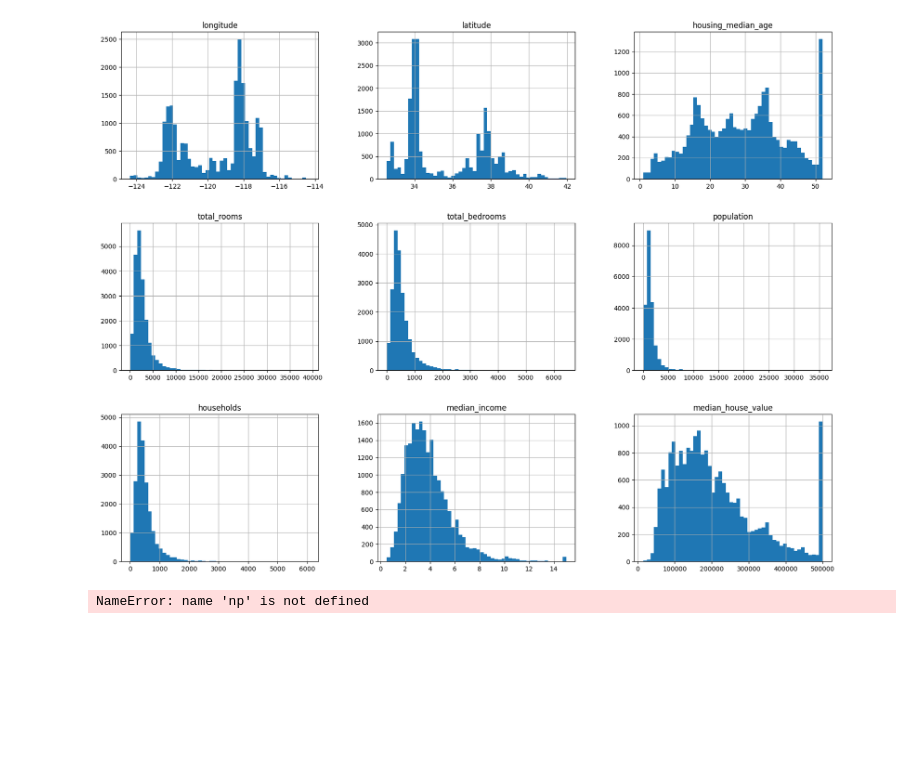
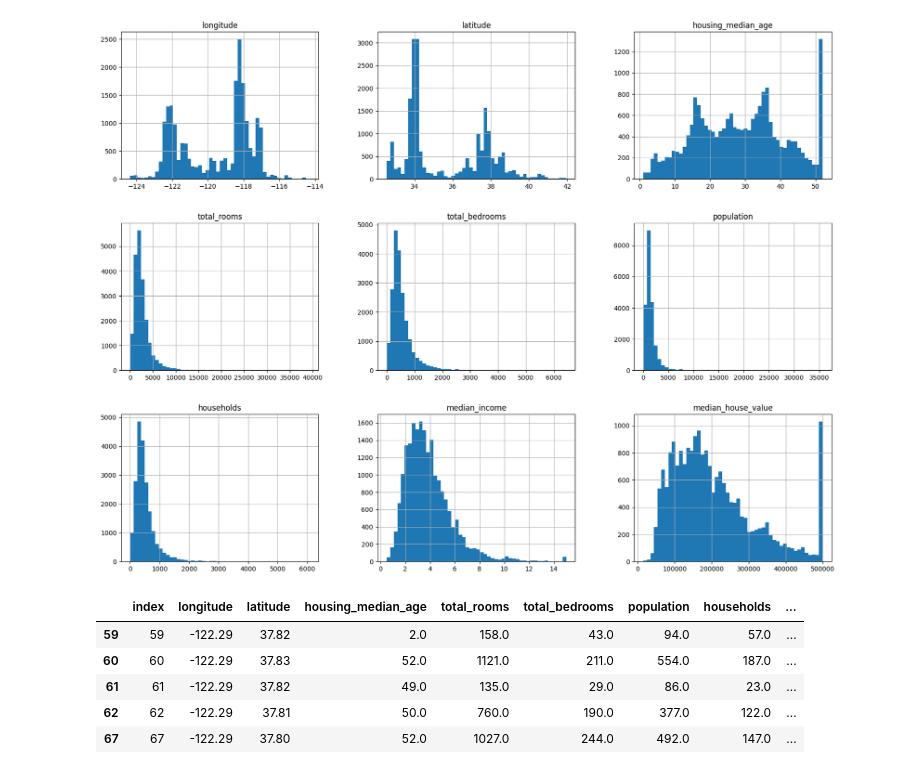
Before and after one commit to regional-specter/Learning-ML, a Jupyter notebook: ML Books Practice/Hands-On ML/HousingPrices.ipynb, the cells around one changed output. Drawn from its saved outputs; the diff is of its cells as text; code cells hidden in the pictures; blank space fills up the shorter version.

```diff
--- a/ML Books Practice/Hands-On ML/HousingPrices.ipynb
+++ b/ML Books Practice/Hands-On ML/HousingPrices.ipynb
@@ -80,7 +82,7 @@ plt.show()
 # %% [output]
 [figure]
 # %%
-# Set a constant seed so that the train and test set are always identiocal on every run
+# Set a constant seed so that the train and test set are always identical on every run
 from zlib import crc32
 
 
@@ -107,11 +109,37 @@ def split_test_train_by_id(data, test_ratio, id_column):
           ids = data[id_column]
 
           # Apply the test_set_check to each identifier to decide if it's in the test test
-          in_test_set = ids.apply(lambda id_: test_set_check(id, test_ratio))
+          in_test_set = ids.apply(lambda id_: test_set_check(id_, test_ratio))
 
           # returns two datasets :
           # - Test set : rows where in_test_set is True
           # - Training set : rows where in_test_set is False
           return data.loc[~in_test_set], data.loc[in_test_set]
-# %% [output]
-NameError: name 'np' is not defined
+# %%
+# Reset the index column, perform a train_test split and create a new more stable index ID column
+# Perform train-test split again with the new 'id' based on geo-coordinates
+
+
+# Reset the index of the DF so that new column can be named "index"
+housing_with_id = housing.reset_index()
+
+# Perform a train-test split using the 'index' column as the ID
+# simple, quick solution for stable splits only if database wont change
+train_set, test_set = split_test_train_by_id(housing_with_id, 0.2, "index")
+
+# Create a new more stable ID based on lat and long coords
+housing_with_id["id"] = housing["longitude"] * 1000 + housing["latitude"]
+
+# Perform another train-test split using 'id' column based on geo-coordinates
+# more robust solution that uses the data's inherent
+train_set, test_set = split_test_train_by_id(housing_with_id, 0.2, "id")
+
+# Quick overview of data
+test_set.head()
+# %% [output]
+|  | index | longitude | latitude | housing_median_age | total_rooms | total_bedrooms | population | households | ... |
+| 59 | 59 | -122.29 | 37.82 | 2.0 | 158.0 | 43.0 | 94.0 | 57.0 | ... |
+| 60 | 60 | -122.29 | 37.83 | 52.0 | 1121.0 | 211.0 | 554.0 | 187.0 | ... |
+| 61 | 61 | -122.29 | 37.82 | 49.0 | 135.0 | 29.0 | 86.0 | 23.0 | ... |
+| 62 | 62 | -122.29 | 37.81 | 50.0 | 760.0 | 190.0 | 377.0 | 122.0 | ... |
+| 67 | 67 | -122.29 | 37.80 | 52.0 | 1027.0 | 244.0 | 492.0 | 147.0 | ... |
```
Also changed, not shown: parts of 5 cells of this notebook.
